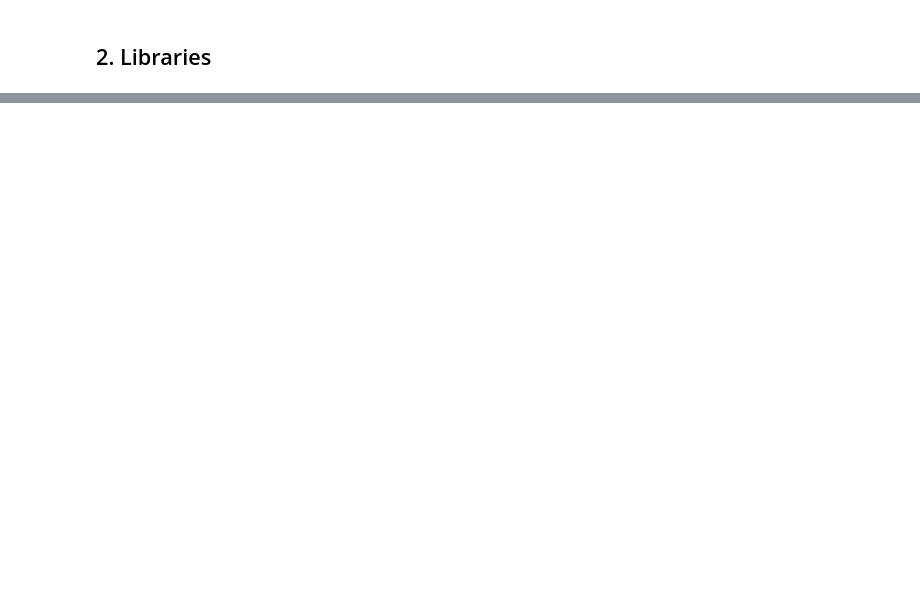
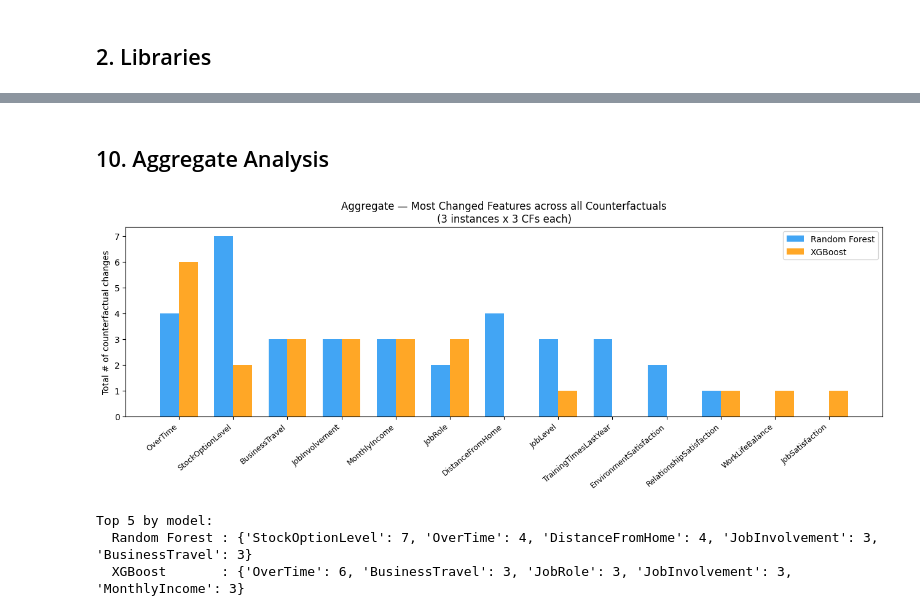
Before and after one commit to francescagrasso02/infoh512-project, a Jupyter notebook: notebooks/3.DiCE.ipynb, the cells around one changed output, grey strips where cells are left out. Cells and saved outputs as stored; diff of their text form; code cells hidden in the pictures; blank space fills up the shorter version.

```diff
--- a/notebooks/3.DiCE.ipynb
+++ b/notebooks/3.DiCE.ipynb
@@ -41,0 +319,7 @@ print(f'  dice-ml version: {dice_ml.__version__}')
+# %%
+cf_xgb_list = generate_cfs(exp_xgb, query_instances, N_CF, SEED)
+print('XGBoost counterfactuals generados.')
+for i, df in enumerate(cf_xgb_list):
+    n = 0 if df is None else len(df)
+    sal = query_instances.iloc[i]['MonthlyIncome']
+    print(f'  Empleado {i+1}: {n} CFs  |  salario: ${sal:.0f}  |  techo: ${sal*1.5:.0f}')
@@ -41,0 +725,54 @@ print(f'  dice-ml version: {dice_ml.__version__}')
+# %% [markdown]
+## 10. Aggregate Analysis
+# %%
+def aggregate_freq(cf_list, q_decoded, n):
+    counter = {}
+    for i in range(n):
+        cf_df = cf_list[i]
+        if cf_df is None or cf_df.empty:
+            continue
+        q_row = q_decoded.iloc[i]
+        for _, cf_row in cf_df.iterrows():
+            for feat in feature_names:
+                if str(q_row[feat]) != str(cf_row[feat]):
+                    counter[feat] = counter.get(feat, 0) + 1
+    return pd.Series(counter).sort_values(ascending=False)
+
+
+rf_agg  = aggregate_freq(rf_cfs,  query_decoded, len(query_instances))
+xgb_agg = aggregate_freq(xgb_cfs, query_decoded, len(query_instances))
+
+all_feats = sorted(set(rf_agg.index.tolist() + xgb_agg.index.tolist()))
+rf_v      = [rf_agg.get(f,  0) for f in all_feats]
+xgb_v     = [xgb_agg.get(f, 0) for f in all_feats]
+total_v   = [r + x for r, x in zip(rf_v, xgb_v)]
+
+order   = np.argsort(total_v)[::-1]
+feats_s = [all_feats[o] for o in order]
+rf_s    = [rf_v[o]  for o in order]
+xgb_s   = [xgb_v[o] for o in order]
+
+x     = np.arange(len(feats_s))
+width = 0.35
+fig, ax = plt.subplots(figsize=(max(10, len(feats_s)), 5))
+ax.bar(x - width/2, rf_s,  width, label='Random Forest', color='#2196F3', alpha=0.85)
+ax.bar(x + width/2, xgb_s, width, label='XGBoost',       color='#FF9800', alpha=0.85)
+ax.set_xticks(x)
+ax.set_xticklabels(feats_s, rotation=40, ha='right', fontsize=9)
+ax.set_ylabel('Total # of counterfactual changes')
+ax.set_title(
+    f'Aggregate — Most Changed Features across all Counterfactuals\n'
+    f'({len(query_instances)} instances x {N_CF} CFs each)'
+)
+ax.legend()
+plt.tight_layout()
+plt.show()
+
+print('Top 5 by model:')
+print('  Random Forest :', rf_agg.head(5).to_dict())
+print('  XGBoost       :', xgb_agg.head(5).to_dict())
+# %% [output]
+[figure, added]
+Top 5 by model:
+  Random Forest : {'StockOptionLevel': 7, 'OverTime': 4, 'DistanceFromHome': 4, 'JobInvolvement': 3, 'BusinessTravel': 3}
+  XGBoost       : {'OverTime': 6, 'BusinessTravel': 3, 'JobRole': 3, 'JobInvolvement': 3, 'MonthlyIncome': 3}
```
Also changed, not shown: parts of 27 cells of this notebook.
